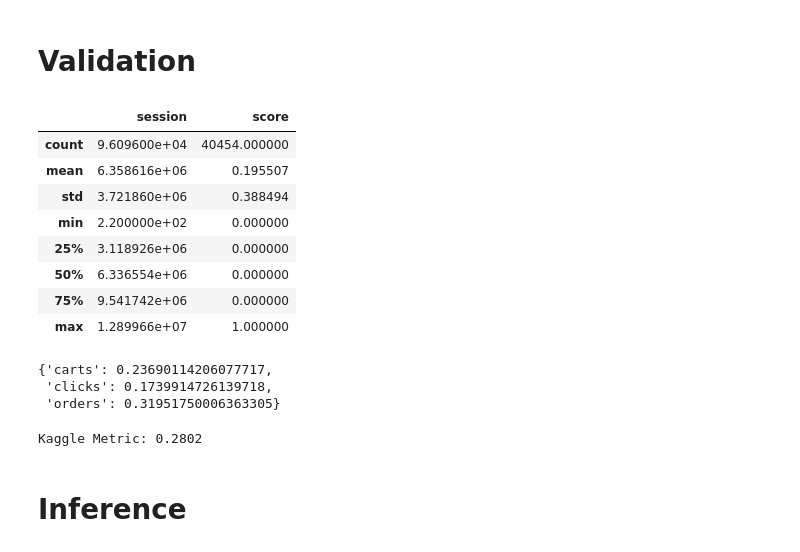
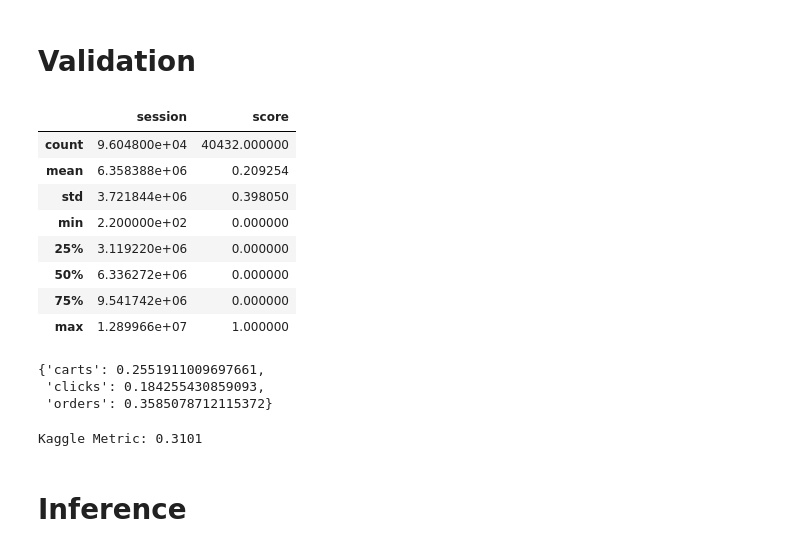
Before and after one commit to EnricRovira/025_Kaggle-OTTO-Recsys-2022, a Jupyter notebook: 1_Scripts/1_Model_v0.4.ipynb, the cells around one changed output. Drawn from its saved outputs; the diff is of its cells as text; code cells hidden in the pictures.

```diff
--- a/1_Scripts/1_Model_v0.4.ipynb
+++ b/1_Scripts/1_Model_v0.4.ipynb
@@ -606,9 +608,10 @@ def metrics_reset_states(*metrics):
 
 
 def fancy_printer(loss_tracker, epoch, batch_num, start, step='train', dict_metrics={}, num_epochs=1, **kwargs):
+    num_step = kwargs['num_step']
     dict_print_metrics = {' '.join(f"{key}:{value:.4f}" for key, value in dict_metrics.items())}
     if step!='epoch':
-        printer = f'[{step} Epoch]{epoch + 1}/{num_epochs} [Time]{time.time() - start:.2f} [Batch]{batch_num} [Speed]{((time.time() - start)/max(1, batch_num))*1000:.2f}ms/step '
+        printer = f'[{step} Epoch]{epoch + 1}/{num_epochs} [Time]{time.time() - start:.2f} [Step]{num_step} [Batch]{batch_num} [Speed]{((time.time() - start)/max(1, batch_num))*1000:.2f}ms/step '
         printer += f'[Loss]{loss_tracker.result():.4f} ' + '[Metrics]' + str(dict_print_metrics)
         print(printer)
     else:
@@ -815,13 +822,16 @@ def get_score_metric(y_true, y_pred, type_target, k=20):
     return score
 
 tf.keras.backend.clear_session()
+model = build_model_bert4Rec(num_items=BERT4REC_CONFIG.num_items, model_cfg=BERT4REC_CONFIG)
+ckpt = tf.train.Checkpoint(model=model)
+ckpt.restore(tf.train.latest_checkpoint(f'../2_Models/model_bert4rec_complete_0.5/checkpoints'))
 # model = models.load_model('../2_Models/seq_len10_model_bert4rec_complete_v0.4_finetuned/', compile=False)
 list_paths_val = ['../tfrecords/tfrecords_v0.3/na_split=val/' + x for x in os.listdir('../tfrecords/tfrecords_v0.3/na_split=val')]
 val_dataloader = Bert4RecDataLoader(list_paths_val,
                                      num_items=NUM_ITEMS,
-                                     seq_len=10,
+                                     seq_len=20,
                                      seq_len_target=20,
-                                     batch_size=32,
+                                     batch_size=16,
                                      mask_prob=0.0,
                                      reverse_prob=0.0,
                                      is_val=True,
@@ -851,57 +861,59 @@ for num_batch, batch in enumerate(tqdm(val_dataloader)):
         ###
         list_sessions.append(session.numpy())
         list_predictions.append(topk_idxs)
         list_types.append([type_ for _ in range(seq_items.shape[0])])
         list_trues = list_trues + labels
-    if num_batch==1_000:
+    if num_batch==2_000:
         break
 
 df_val = pd.DataFrame({
     'session' : np.concatenate(list_sessions),
     'predictions' : np.concatenate(list_predictions).tolist(),
     'trues' : list_trues,
     'type' : np.concatenate(list_types)
 })
 
 df_val['score'] = df_val.progress_apply(lambda x: get_score_metric(x['trues'], x['predictions'], x['type']), axis=1)
 
 display(df_val.describe())
 dict_scores = df_val.groupby('type')['score'].mean().to_dict()
 display(dict_scores)
 kaggle_metric = 0.1*dict_scores['clicks'] + 0.3*dict_scores['carts'] + 0.6*dict_scores['orders']
 print(f'Kaggle Metric: {kaggle_metric:.4f}')
 
-# v0.4 seqlen=10
-# {'carts': 0.222143,
-#  'clicks': 0.163726,
-#  'orders': 0.301489}
-# Kaggle Metric: 0.2639089
-
 # v0.4_finetuned seqlen=10
 # {'carts': 0.23272587826464677,
 #  'clicks': 0.16818629058707774,
 #  'orders': 0.31957377011651095}
 # Kaggle Metric: 0.2783808
 
-# model_bert4rec_complete_0.4.1
-# {'carts': 0.23690114206077717,
-#  'clicks': 0.1739914726139718,
-#  'orders': 0.31951750006363305}
-# Kaggle Metric: 0.2802
+# model_bert4rec_complete_0.4.1 - ckpt42
+# mean = 0.202564
+# {'carts': 0.2417327288193879,
+#  'clicks': 0.18081338143653658,
+#  'orders': 0.33429939670611314}
+# Kaggle Metric: 0.2912
+
+# (seq_len=20)model_bert4rec_complete_0.5 - ckpt7
+# mean = 0.202564
+# {'carts': 0.2551911009697661,
+#  'clicks': 0.184255430859093,
+#  'orders': 0.3585078712115372}
+# Kaggle Metric: 0.3101
 # %% [output]
 |  | session | score |
-| count | 9.609600e+04 | 40454.000000 |
-| mean | 6.358616e+06 | 0.195507 |
-| std | 3.721860e+06 | 0.388494 |
+| count | 9.604800e+04 | 40432.000000 |
+| mean | 6.358388e+06 | 0.209254 |
+| std | 3.721844e+06 | 0.398050 |
 | min | 2.200000e+02 | 0.000000 |
-| 25% | 3.118926e+06 | 0.000000 |
-| 50% | 6.336554e+06 | 0.000000 |
+| 25% | 3.119220e+06 | 0.000000 |
+| 50% | 6.336272e+06 | 0.000000 |
 | 75% | 9.541742e+06 | 0.000000 |
 | max | 1.289966e+07 | 1.000000 |
-{'carts': 0.23690114206077717,
- 'clicks': 0.1739914726139718,
- 'orders': 0.31951750006363305}
+{'carts': 0.2551911009697661,
+ 'clicks': 0.184255430859093,
+ 'orders': 0.3585078712115372}
-Kaggle Metric: 0.2802
+Kaggle Metric: 0.3101
 # %% [markdown]
 # Inference
 # %%
```
Also changed, not shown: parts of 3 cells of this notebook.
